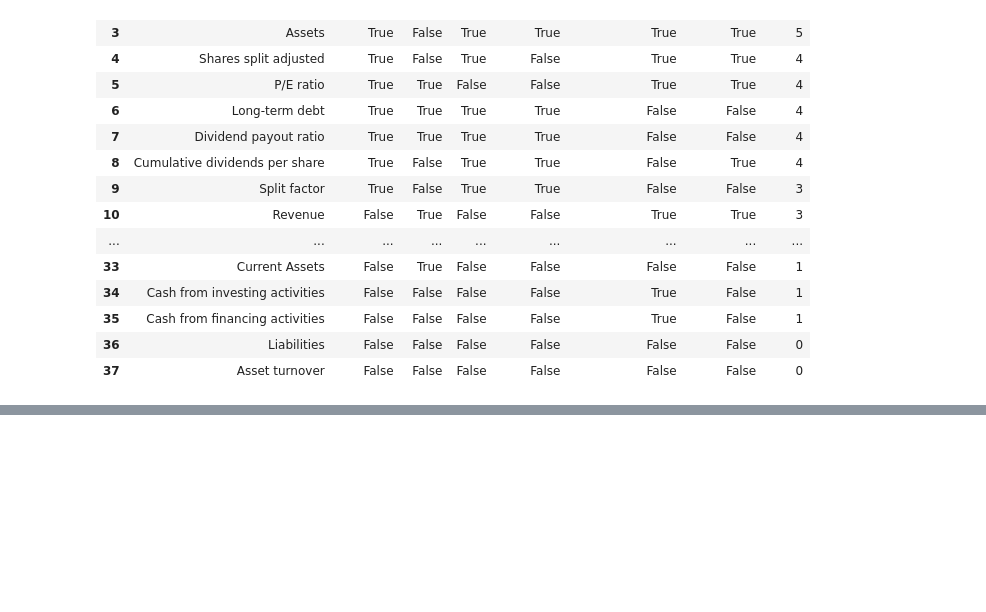
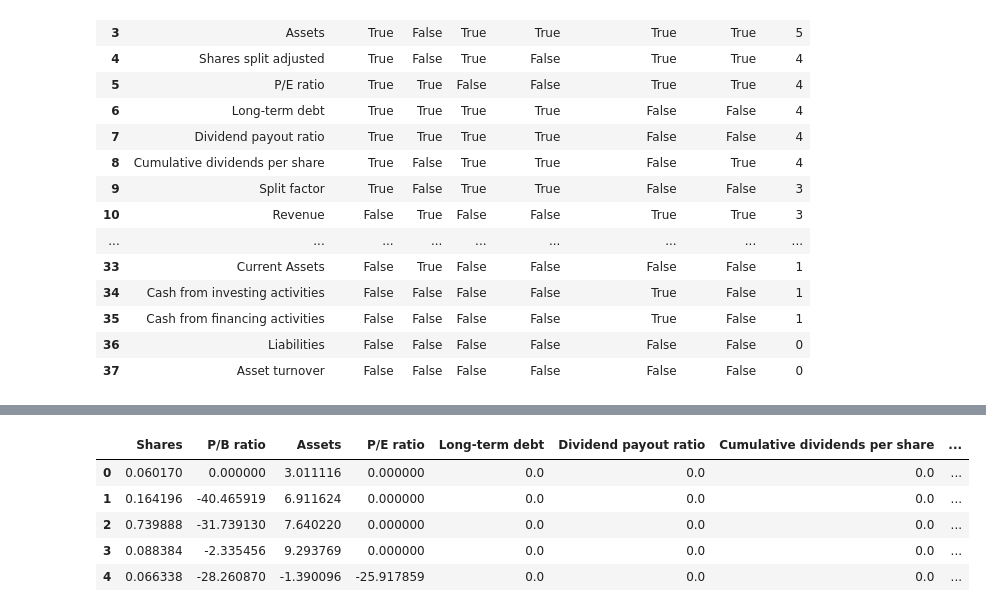
Before and after one commit to 914alexwillett/2020_Rough_Practice, a Jupyter notebook: stockpup_FeatureSelection.ipynb, the cells around one changed output, grey strips where cells are left out. Cells and saved outputs as stored; diff of their text form; code cells hidden in the pictures; blank space fills up the shorter version.

```diff
--- a/stockpup_FeatureSelection.ipynb
+++ b/stockpup_FeatureSelection.ipynb
@@ -430,3 +433,19 @@ feature_selection_df
 | 35 | Cash from financing activities | False | False | False | False | True | False | 1 |
 | 36 | Liabilities | False | False | False | False | False | False | 0 |
 | 37 | Asset turnover | False | False | False | False | False | False | 0 |
+# %%
+final_feature = [
+    'Shares',
+    'P/B ratio',
+    'Assets',
+    'P/E ratio',
+    'Long-term debt',
+    'Dividend payout ratio',
+    'Cumulative dividends per share',
+    'Revenue',
+    'ROA',
+    'Equity to assets ratio',
+    'Dividend per share',
+    'Current Liabilities',
+    'Shareholders equity',
+    'Net margin']
@@ -432,0 +474,3 @@ feature_selection_df
+# %%
+polished_list = final_feature
+polished_list.append('Decision')
@@ -432,0 +481,7 @@ feature_selection_df
+# %%
+"""
+the final_df referenced here comes from all the way back to input:
+with open("main_df.pkl", 'rb') as fp:
+    final_df = pickle.load(fp)
+"""
+polished_df = final_df[polished_list]
@@ -432,0 +519,9 @@ feature_selection_df
+# %%
+polished_df.head()
+# %% [output]
+|  | Shares | P/B ratio | Assets | P/E ratio | Long-term debt | Dividend payout ratio | Cumulative dividends per share | ... |
+| 0 | 0.060170 | 0.000000 | 3.011116 | 0.000000 | 0.0 | 0.0 | 0.0 | ... |
+| 1 | 0.164196 | -40.465919 | 6.911624 | 0.000000 | 0.0 | 0.0 | 0.0 | ... |
+| 2 | 0.739888 | -31.739130 | 7.640220 | 0.000000 | 0.0 | 0.0 | 0.0 | ... |
+| 3 | 0.088384 | -2.335456 | 9.293769 | 0.000000 | 0.0 | 0.0 | 0.0 | ... |
+| 4 | 0.066338 | -28.260870 | -1.390096 | -25.917859 | 0.0 | 0.0 | 0.0 | ... |
```
Also changed, not shown: parts of 11 cells of this notebook.
